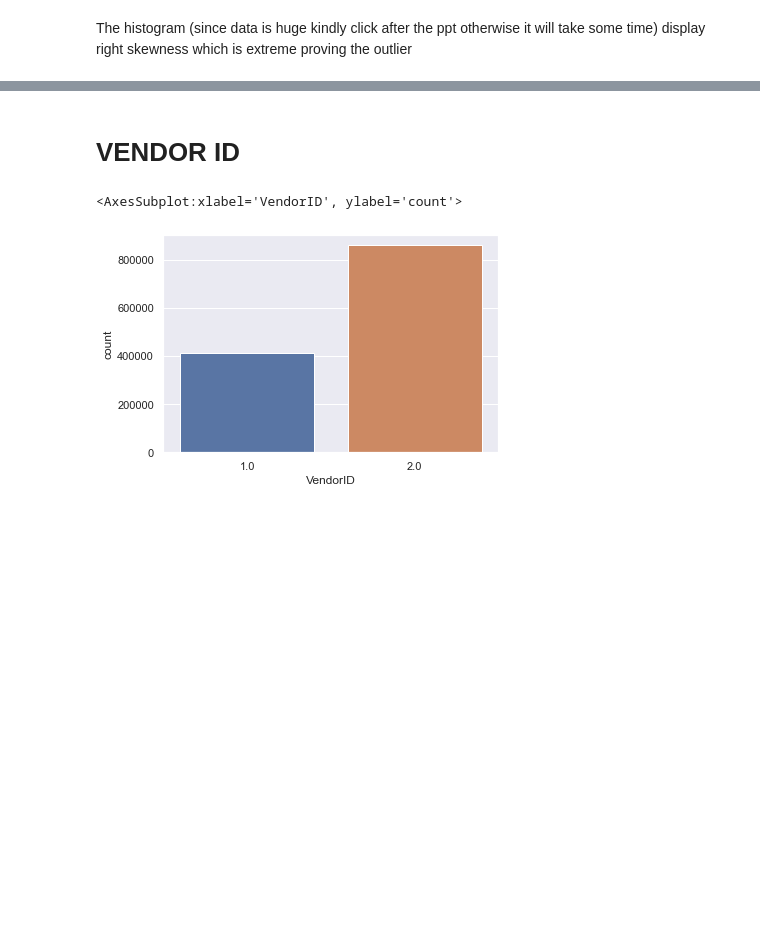
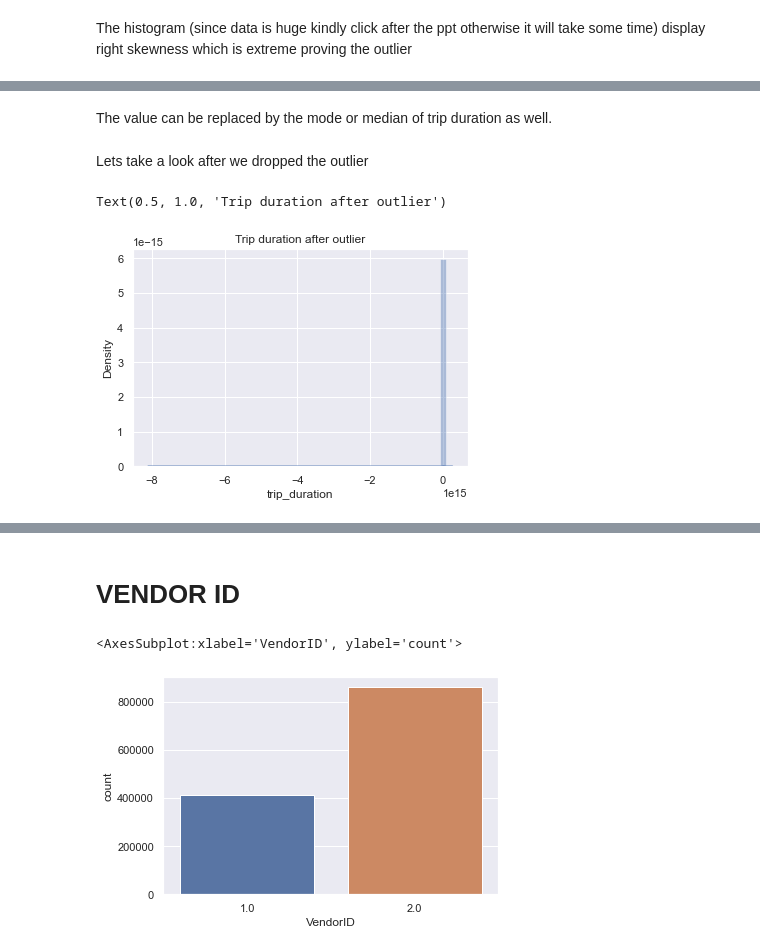
Before and after one commit to kbagwe/ITCS_6100_group_18, a Jupyter notebook: Deliverable3.ipynb, the cells around one changed output, grey strips where cells are left out. Saved outputs shown, nothing was run; the diff lists cells and outputs as text; code cells hidden in the pictures; blank space fills up the shorter version.

```diff
--- a/Deliverable3.ipynb
+++ b/Deliverable3.ipynb
@@ -508,0 +523,12 @@ print( data_yellow_cab['trip_duration'].nlargest(10))
+# %% [markdown]
+The value can be replaced by the mode or median of trip duration as well.
+# %%
+data_yellow_cab_td=data_yellow_cab[data_yellow_cab.trip_duration!=data_yellow_cab.trip_duration.max()]
+# %% [markdown]
+Lets take a look after we dropped the outlier
+# %%
+sns.distplot(data_yellow_cab_td['trip_duration'])
+plt.title('Trip duration after outlier')
+# %% [output]
+Text(0.5, 1.0, 'Trip duration after outlier')
+[figure, added]
```
Also changed, not shown: parts of 78 cells of this notebook.
